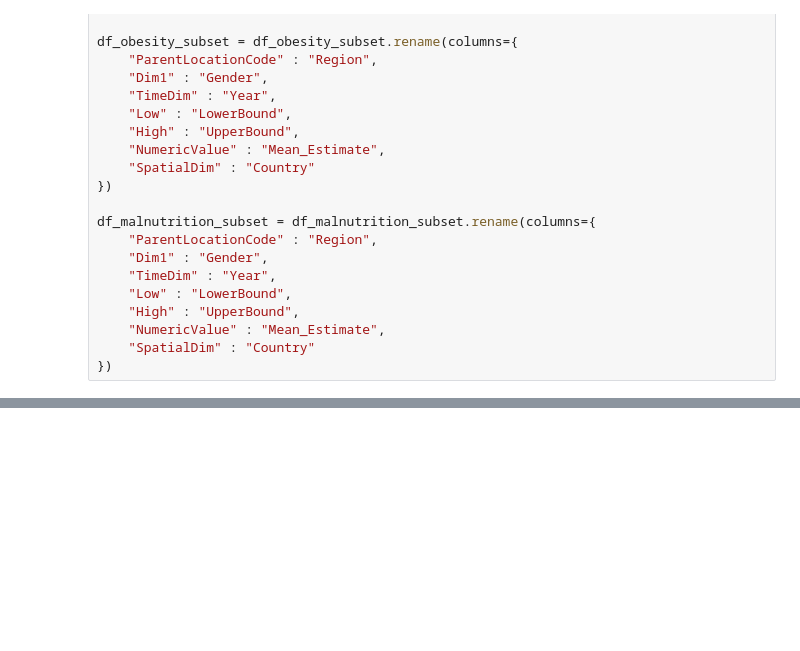
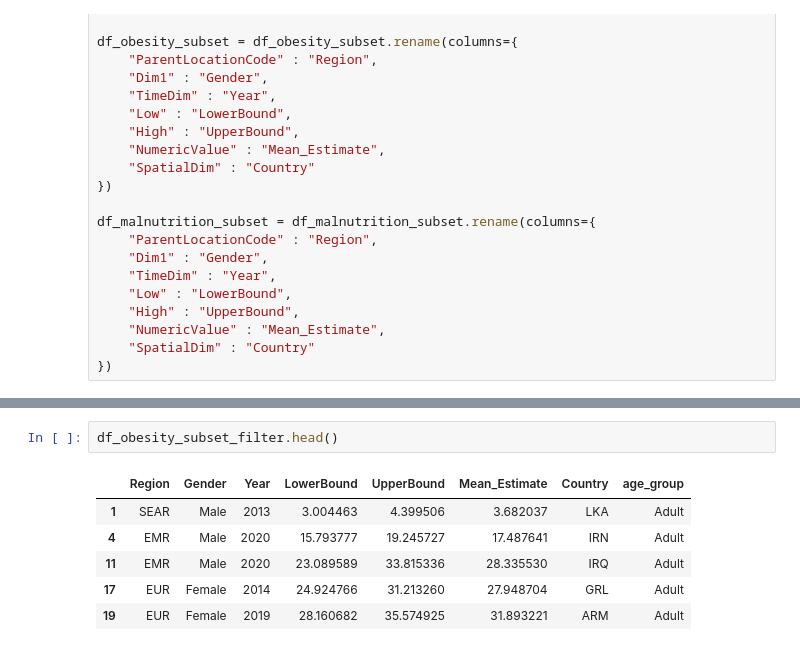
Before and after one commit to ArunK-ML/Project---Nutrition-Paradox-A-Global-View-on-Obesity-and-Malnutrition, a Jupyter notebook: Nutrition_Paradox.ipynb, the cells around one changed output, grey strips where cells are left out. Drawn from its saved outputs; the diff is of its cells as text; blank space fills up the shorter version.

```diff
--- a/Nutrition_Paradox.ipynb
+++ b/Nutrition_Paradox.ipynb
@@ -115,0 +109,9 @@ df_malnutrition_subset_filter = df_malnutrition_subset[(df_malnutrition_subset['
+# %%
+df_obesity_subset_filter.head()
+# %% [output]
+|  | Region | Gender | Year | LowerBound | UpperBound | Mean_Estimate | Country | age_group |
+| 1 | SEAR | Male | 2013 | 3.004463 | 4.399506 | 3.682037 | LKA | Adult |
+| 4 | EMR | Male | 2020 | 15.793777 | 19.245727 | 17.487641 | IRN | Adult |
+| 11 | EMR | Male | 2020 | 23.089589 | 33.815336 | 28.335530 | IRQ | Adult |
+| 17 | EUR | Female | 2014 | 24.924766 | 31.213260 | 27.948704 | GRL | Adult |
+| 19 | EUR | Female | 2019 | 28.160682 | 35.574925 | 31.893221 | ARM | Adult |
```
Also changed, not shown: parts of 11 cells of this notebook.
